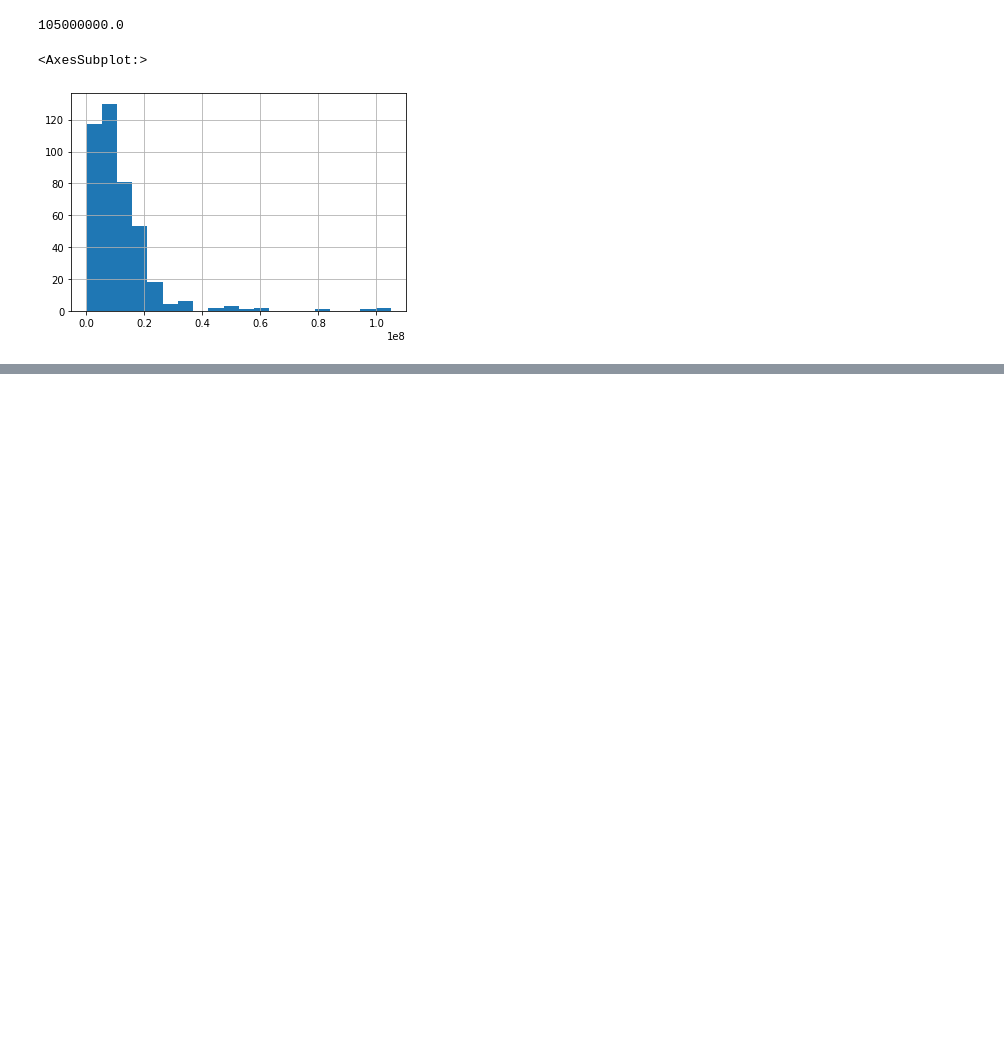
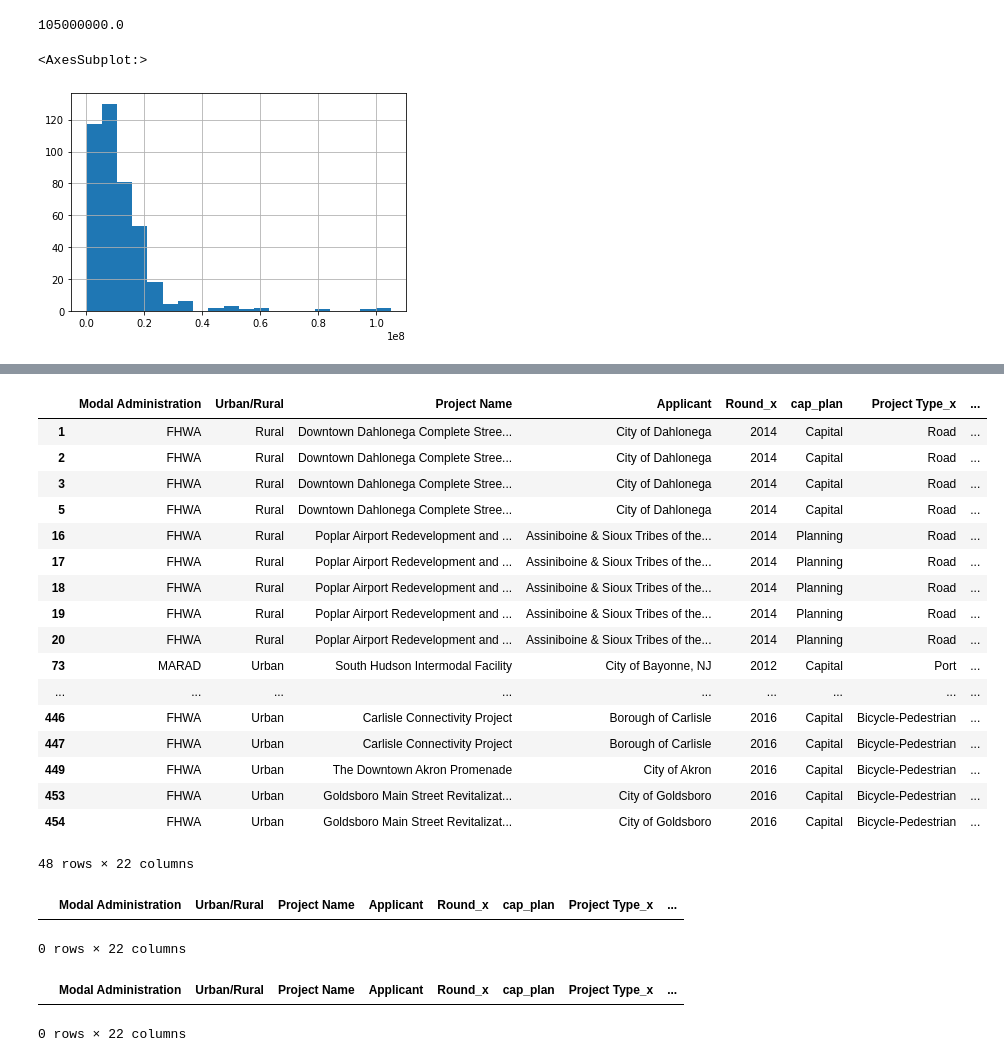
Before and after one commit to jmillerbrooks/pipe-dash, a Jupyter notebook: EDA_v2.ipynb, the cells around one changed output, grey strips where cells are left out. Saved outputs shown, nothing was run; the diff lists cells and outputs as text; code cells hidden in the pictures; blank space fills up the shorter version.

```diff
--- a/EDA_v2.ipynb
+++ b/EDA_v2.ipynb
@@ -58,6 +47,8 @@ def load_applicants():
     applicants = pd.read_csv('./applicants.csv')
     applicants['Grant'] = applicants.Round
     applicants['Round'] = applicants.Round.str[-4:].astype('int')
+    applicants['State'] = applicants.State.str.strip()
     applicants = clean_amount(applicants, col='Funding Request')
     applicants = clean_amount(applicants, col='Project Cost')
-applicants
+    return applicants
+applicants = load_applicants()
@@ -170,0 +170,36 @@ grants_16.Amount.hist(bins=20)
+# %%
+first_merge = grants_16.merge(applicants, left_on='Project Name', right_on='Project Name', how='left')
+# %%
+# first_merge[(first_merge.Round_x == first_merge.Round_y.astype('int'))]
+first_merge['Round_y'] = first_merge.Round_y.apply(lambda year: int(year) if year > 0 else 0)
+first_merge[(first_merge.Round_x != first_merge.Round_y) & (first_merge.Round_y != 0)]
+# %% [output]
+|  | Modal Administration | Urban/Rural | Project Name | Applicant | Round_x | cap_plan | Project Type_x | ... |
+| 1 | FHWA | Rural | Downtown Dahlonega Complete Stree... | City of Dahlonega | 2014 | Capital | Road | ... |
+| 2 | FHWA | Rural | Downtown Dahlonega Complete Stree... | City of Dahlonega | 2014 | Capital | Road | ... |
+| 3 | FHWA | Rural | Downtown Dahlonega Complete Stree... | City of Dahlonega | 2014 | Capital | Road | ... |
+| 5 | FHWA | Rural | Downtown Dahlonega Complete Stree... | City of Dahlonega | 2014 | Capital | Road | ... |
+| 16 | FHWA | Rural | Poplar Airport Redevelopment and ... | Assiniboine & Sioux Tribes of the... | 2014 | Planning | Road | ... |
+| 17 | FHWA | Rural | Poplar Airport Redevelopment and ... | Assiniboine & Sioux Tribes of the... | 2014 | Planning | Road | ... |
+| 18 | FHWA | Rural | Poplar Airport Redevelopment and ... | Assiniboine & Sioux Tribes of the... | 2014 | Planning | Road | ... |
+| 19 | FHWA | Rural | Poplar Airport Redevelopment and ... | Assiniboine & Sioux Tribes of the... | 2014 | Planning | Road | ... |
+| 20 | FHWA | Rural | Poplar Airport Redevelopment and ... | Assiniboine & Sioux Tribes of the... | 2014 | Planning | Road | ... |
+| 73 | MARAD | Urban | South Hudson Intermodal Facility | City of Bayonne, NJ | 2012 | Capital | Port | ... |
+| ... | ... | ... | ... | ... | ... | ... | ... | ... |
+| 446 | FHWA | Urban | Carlisle Connectivity Project | Borough of Carlisle | 2016 | Capital | Bicycle-Pedestrian | ... |
+| 447 | FHWA | Urban | Carlisle Connectivity Project | Borough of Carlisle | 2016 | Capital | Bicycle-Pedestrian | ... |
+| 449 | FHWA | Urban | The Downtown Akron Promenade | City of Akron | 2016 | Capital | Bicycle-Pedestrian | ... |
+| 453 | FHWA | Urban | Goldsboro Main Street Revitalizat... | City of Goldsboro | 2016 | Capital | Bicycle-Pedestrian | ... |
+| 454 | FHWA | Urban | Goldsboro Main Street Revitalizat... | City of Goldsboro | 2016 | Capital | Bicycle-Pedestrian | ... |
+48 rows × 22 columns
+# %%
+merge_failures = first_merge[first_merge.Round_y.isna()]
+merge_failures
+# %% [output]
+|  | Modal Administration | Urban/Rural | Project Name | Applicant | Round_x | cap_plan | Project Type_x | ... |
+0 rows × 22 columns
+# %%
+merge_failures[merge_failures.Round_x == 2016]
+# %% [output]
+|  | Modal Administration | Urban/Rural | Project Name | Applicant | Round_x | cap_plan | Project Type_x | ... |
+0 rows × 22 columns
```
Also changed, not shown: parts of 14 cells of this notebook, 2 other files.
